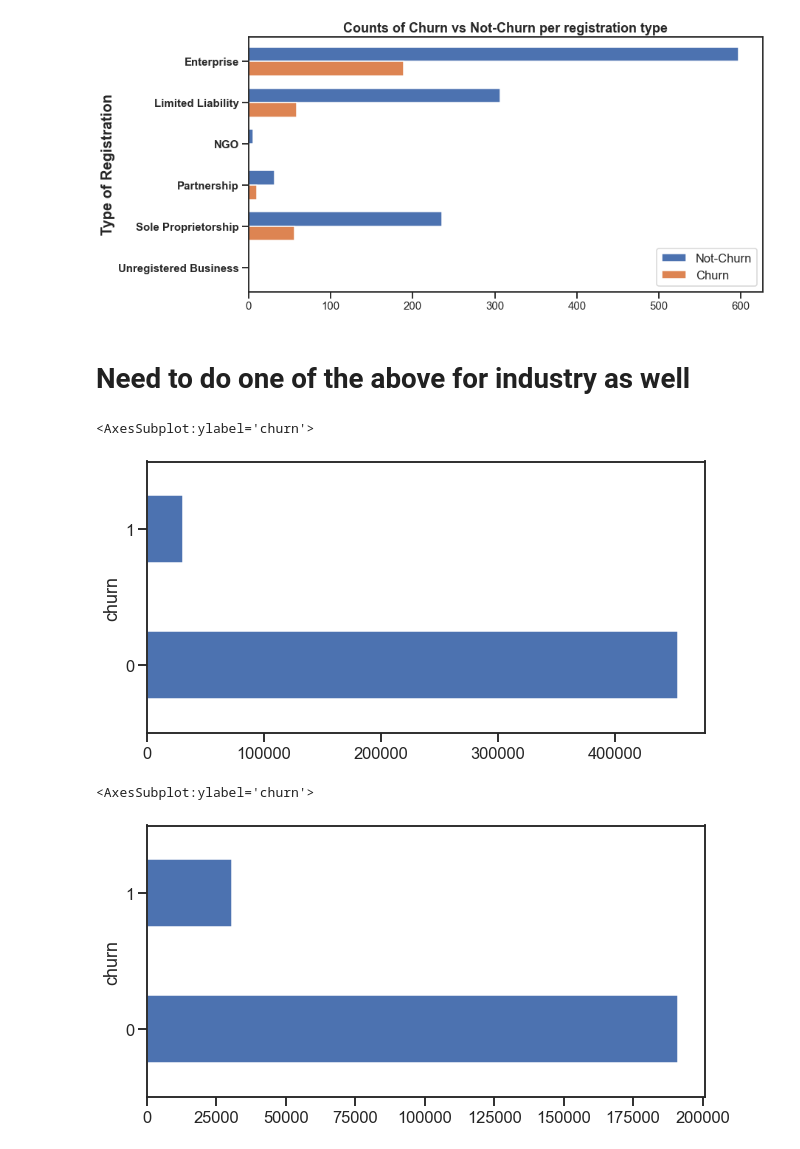
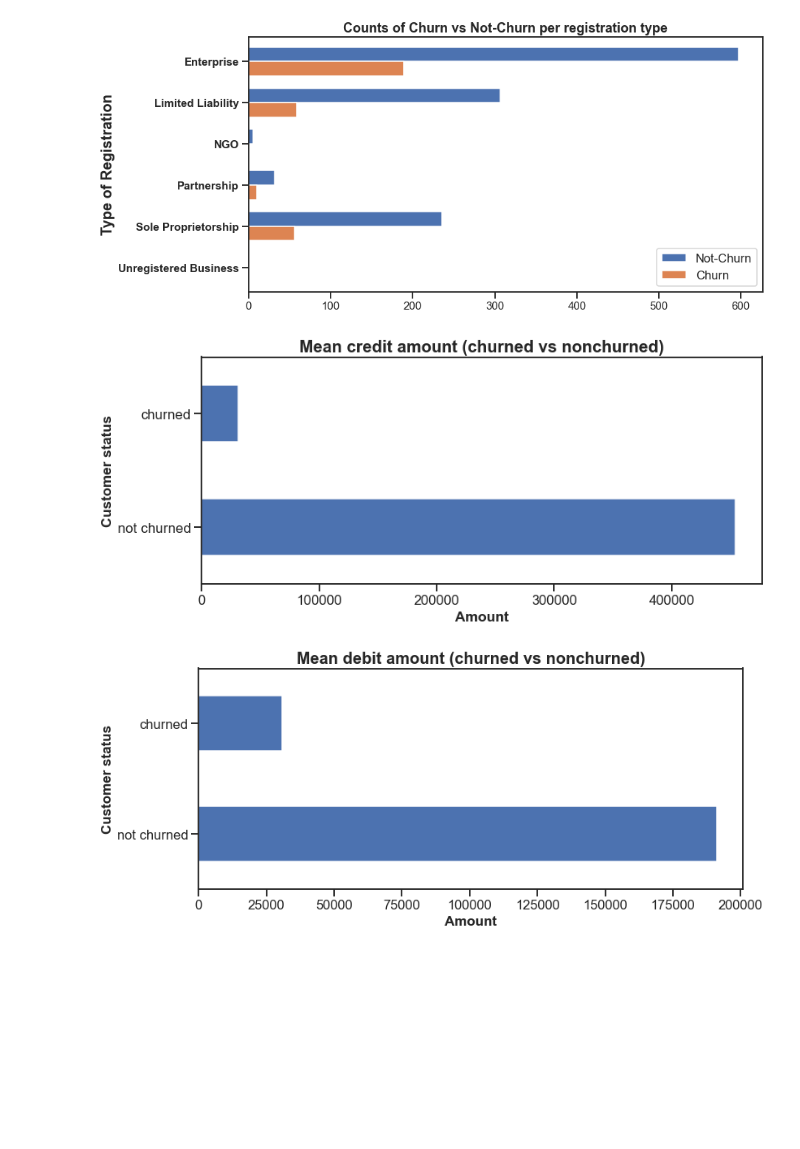
Before and after one commit to stanleyaz/Predicting-Customer-Churn, a Jupyter notebook: notebooks/02_eda.ipynb, the cells around one changed output. Saved outputs shown, nothing was run; the diff lists cells and outputs as text; code cells hidden in the pictures; blank space fills up the shorter version.

```diff
--- a/notebooks/02_eda.ipynb
+++ b/notebooks/02_eda.ipynb
@@ -173,15 +175,21 @@ plt.tight_layout()
 plt.savefig('../images/churn_per_registration', dpi=300);
 # %% [output]
 [figure]
-# %% [markdown]
-# Need to do one of the above for industry as well
 # %%
+plt.figure(figsize=(12,5))
 credit.groupby('churn')['amount'].mean().plot(kind='barh')
+plt.yticks([0, 1], ['not churned', 'churned'])
+plt.ylabel('Customer status', size=17, fontweight='bold')
+plt.xlabel('Amount', size=17, fontweight='bold')
+plt.title('Mean credit amount (churned vs nonchurned)', size=20, fontweight='bold');
 # %% [output]
-<AxesSubplot:ylabel='churn'>
-[figure, old version]
+[figure, new version]
 # %%
+plt.figure(figsize=(12,5))
 debit.groupby('churn')['amount'].mean().plot(kind='barh')
+plt.yticks([0, 1], ['not churned', 'churned'])
+plt.ylabel('Customer status', size=17, fontweight='bold')
+plt.xlabel('Amount', size=17, fontweight='bold')
+plt.title('Mean debit amount (churned vs nonchurned)', size=20, fontweight='bold');
 # %% [output]
-<AxesSubplot:ylabel='churn'>
-[figure, old version]
+[figure, new version]
```
Also changed, not shown: parts of 1 cell of this notebook, 6 other files.
